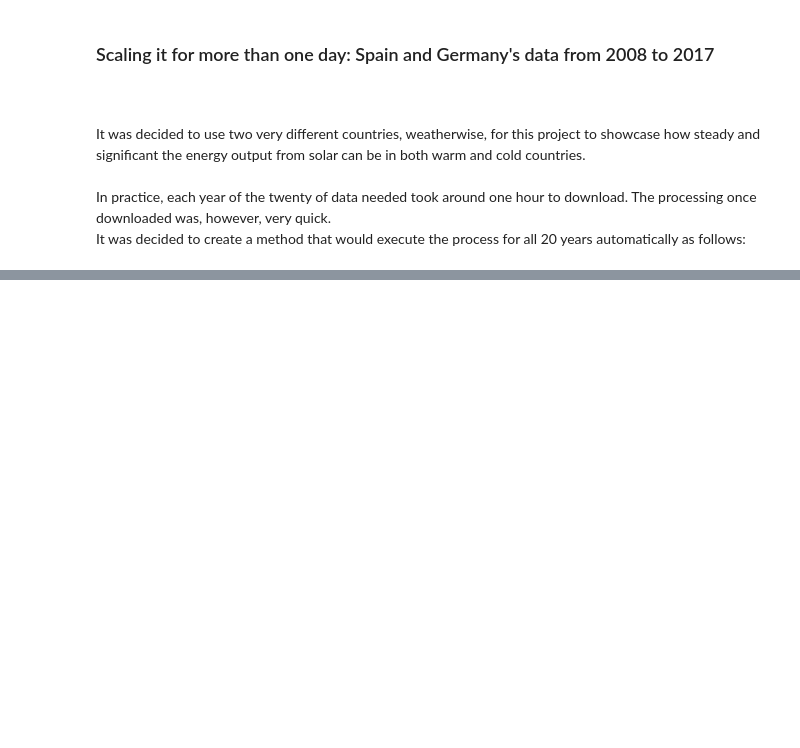
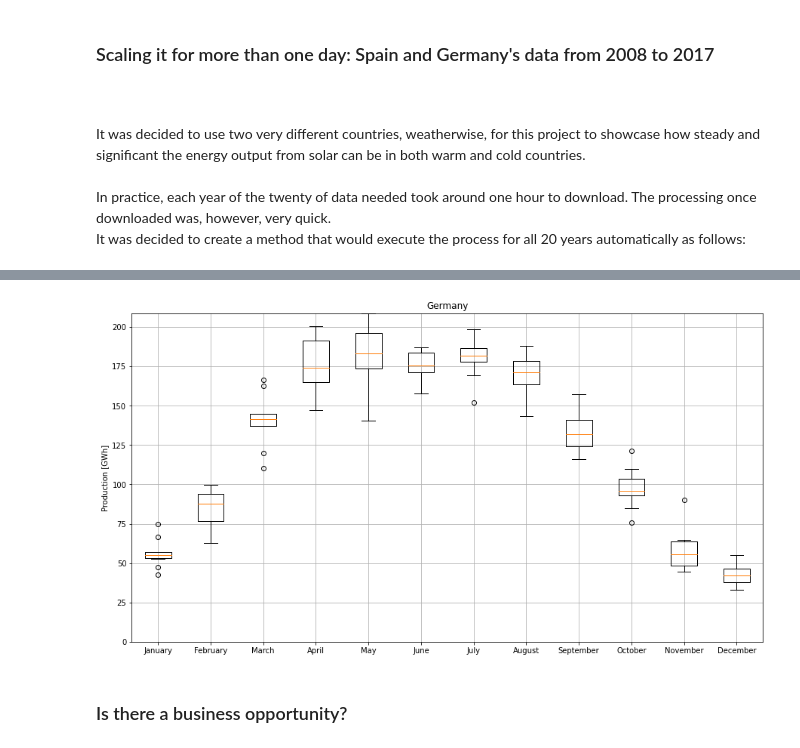
Before and after one commit to roberto-andrade22/PV_Parks_EU, a Jupyter notebook: brief_explanation.ipynb, the cells around one changed output, grey strips where cells are left out. Saved outputs shown, nothing was run; the diff lists cells and outputs as text; code cells hidden in the pictures; blank space fills up the shorter version.

```diff
--- a/brief_explanation.ipynb
+++ b/brief_explanation.ipynb
@@ -116,0 +159,6 @@ NameError: name 'paises' is not defined
+# %%
+box_plots_monthly('Germany')
+# %% [output]
+[figure, added]
+# %% [markdown]
+### Is there a business opportunity?
```
Also changed, not shown: parts of 8 cells of this notebook.
